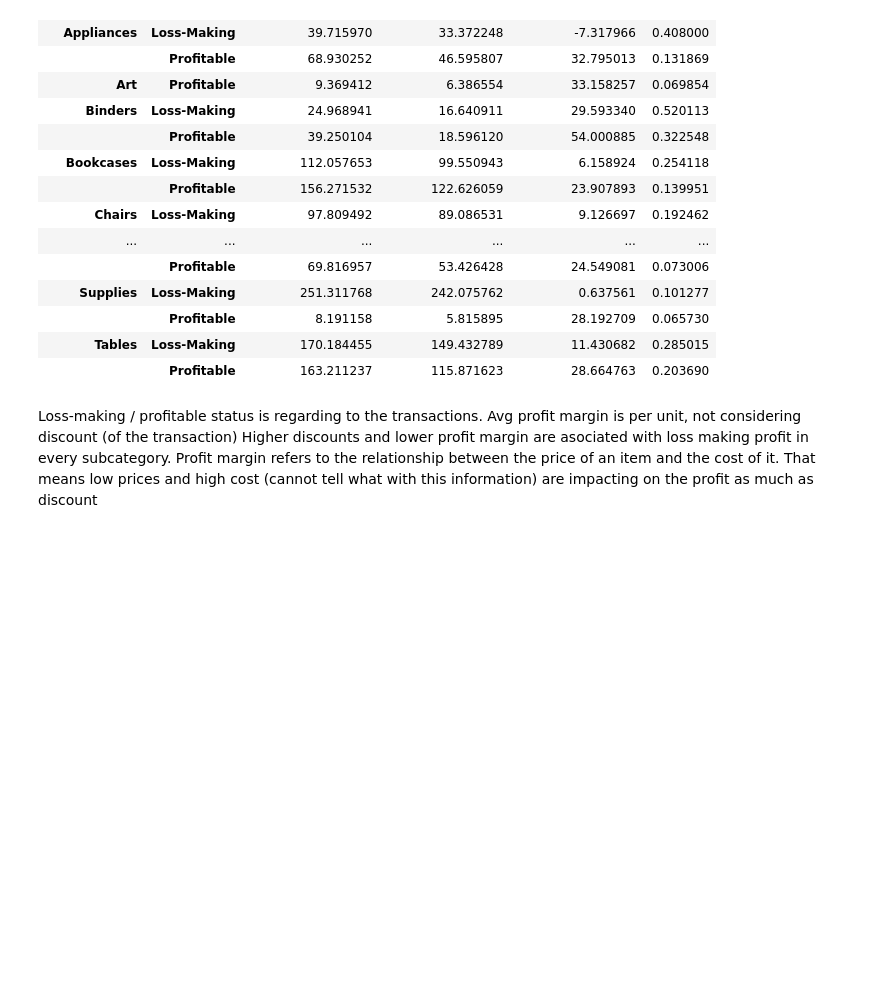
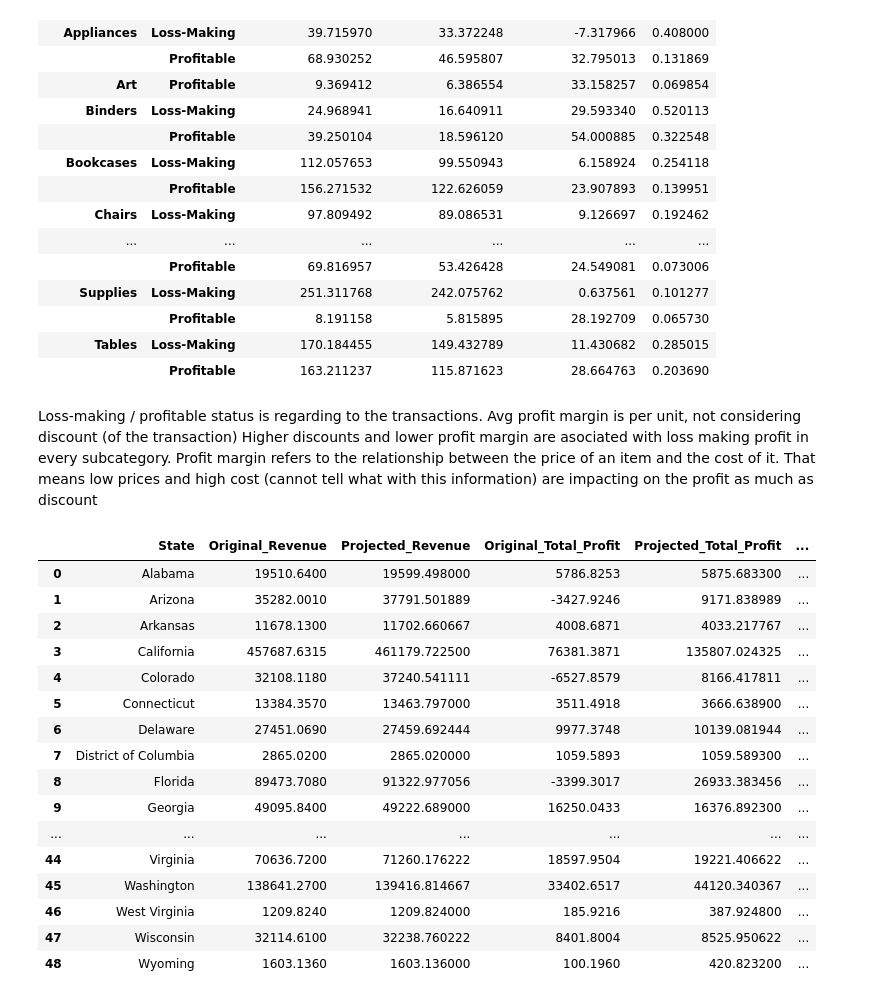
Before and after one commit to pabs-llama/projects, a Jupyter notebook: project_5_ecommerce/updated_superstore.ipynb, the cells around one changed output. Saved outputs shown, nothing was run; the diff lists cells and outputs as text; code cells hidden in the pictures; blank space fills up the shorter version.

```diff
--- a/project_5_ecommerce/updated_superstore.ipynb
+++ b/project_5_ecommerce/updated_superstore.ipynb
@@ -659,5 +681,25 @@ state_revenue_impact_summary["Profit Change (%)"] = (
     (state_revenue_impact_summary["Projected_Total_Profit"] - state_revenue_impact_summary["Original_Total_Profit"]) /
     state_revenue_impact_summary["Original_Total_Profit"]
 ) * 100
+# %%
+state_revenue_impact_summary
+# %% [output]
+|  | State | Original_Revenue | Projected_Revenue | Original_Total_Profit | Projected_Total_Profit | ... |
+| 0 | Alabama | 19510.6400 | 19599.498000 | 5786.8253 | 5875.683300 | ... |
+| 1 | Arizona | 35282.0010 | 37791.501889 | -3427.9246 | 9171.838989 | ... |
+| 2 | Arkansas | 11678.1300 | 11702.660667 | 4008.6871 | 4033.217767 | ... |
+| 3 | California | 457687.6315 | 461179.722500 | 76381.3871 | 135807.024325 | ... |
+| 4 | Colorado | 32108.1180 | 37240.541111 | -6527.8579 | 8166.417811 | ... |
+| 5 | Connecticut | 13384.3570 | 13463.797000 | 3511.4918 | 3666.638900 | ... |
+| 6 | Delaware | 27451.0690 | 27459.692444 | 9977.3748 | 10139.081944 | ... |
+| 7 | District of Columbia | 2865.0200 | 2865.020000 | 1059.5893 | 1059.589300 | ... |
+| 8 | Florida | 89473.7080 | 91322.977056 | -3399.3017 | 26933.383456 | ... |
+| 9 | Georgia | 49095.8400 | 49222.689000 | 16250.0433 | 16376.892300 | ... |
+| ... | ... | ... | ... | ... | ... | ... |
+| 44 | Virginia | 70636.7200 | 71260.176222 | 18597.9504 | 19221.406622 | ... |
+| 45 | Washington | 138641.2700 | 139416.814667 | 33402.6517 | 44120.340367 | ... |
+| 46 | West Virginia | 1209.8240 | 1209.824000 | 185.9216 | 387.924800 | ... |
+| 47 | Wisconsin | 32114.6100 | 32238.760222 | 8401.8004 | 8525.950622 | ... |
+| 48 | Wyoming | 1603.1360 | 1603.136000 | 100.1960 | 420.823200 | ... |
 # %%
 state_revenue_impact_summary.to_csv("state_revenue_impact.csv")
```
Also changed, not shown: parts of 9 cells of this notebook, 1 other file.
